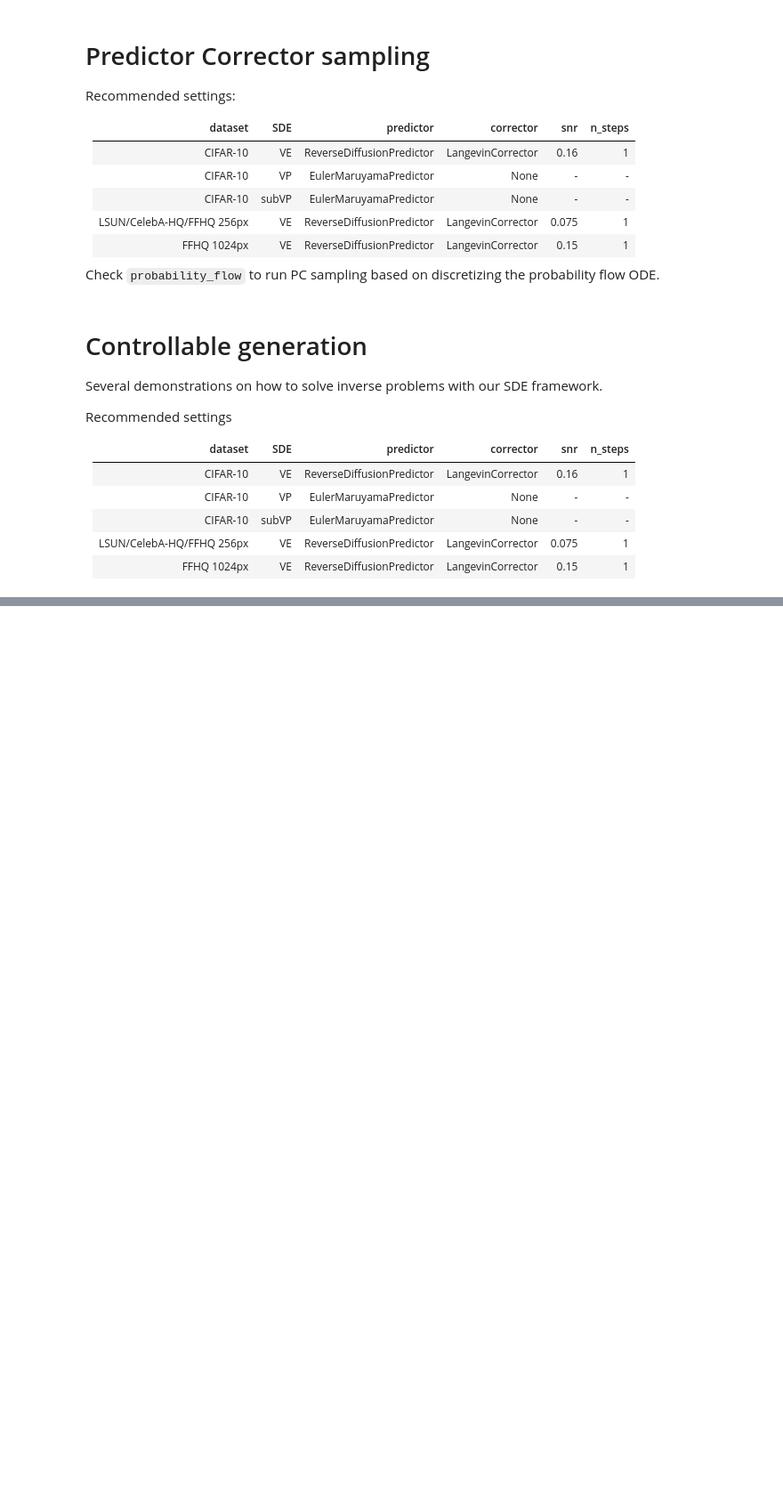
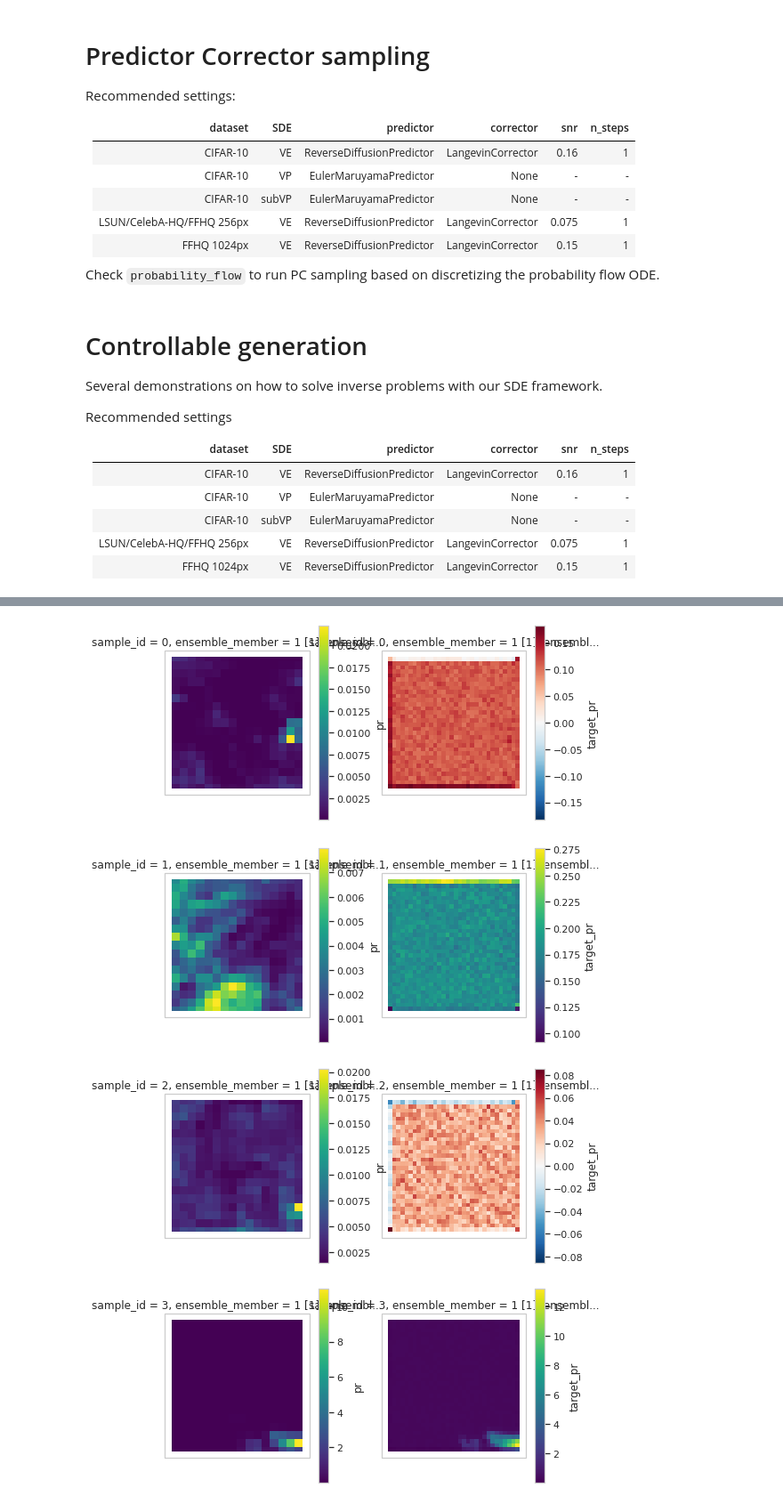
Before and after one commit to yang-song/score_sde_pytorch, a Jupyter notebook: Score_SDE_PyTorch precip in painting.ipynb, the cells around one changed output, grey strips where cells are left out. Shown at 89% size. Cells and saved outputs as stored; diff of their text form; code cells hidden in the pictures; blank space fills up the shorter version.

```diff
--- a/Score_SDE_PyTorch precip in painting.ipynb
+++ b/Score_SDE_PyTorch precip in painting.ipynb
@@ -250,0 +250,7 @@ show_samples(x)
+# %%
+show_samples(x, normed=True)
+# %% [output]
+[figure, added]
+[figure, added]
+[figure, added]
+[figure, added]
```
Also changed, not shown: parts of 14 cells of this notebook.
